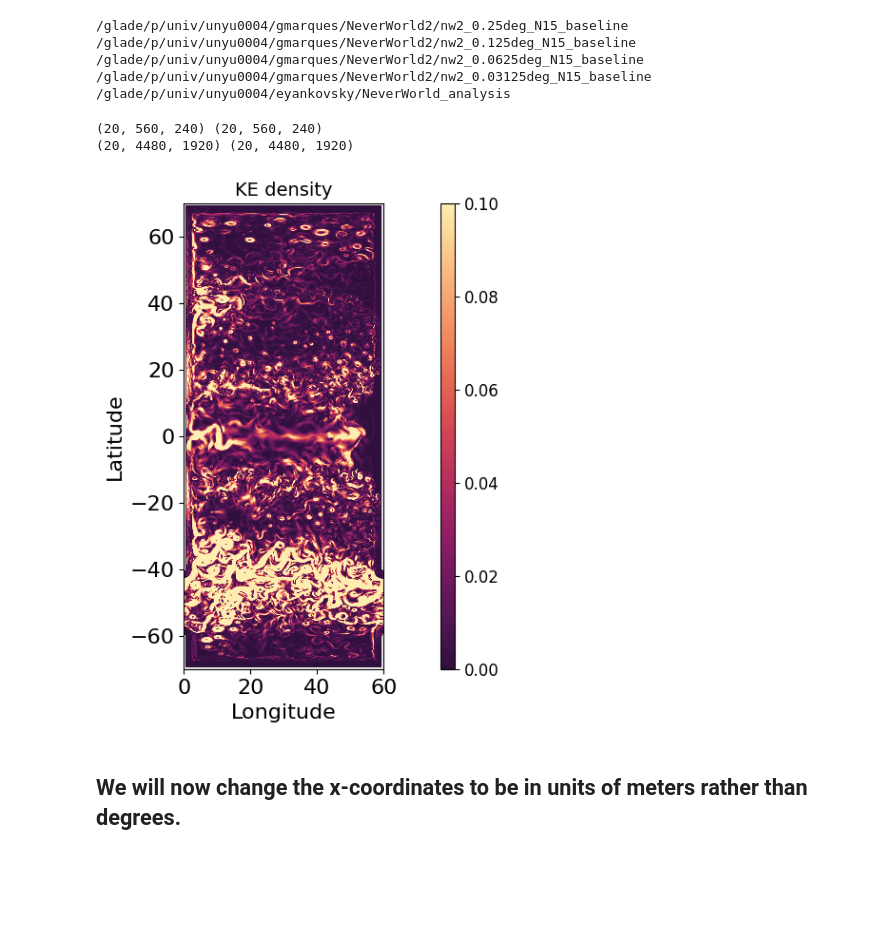
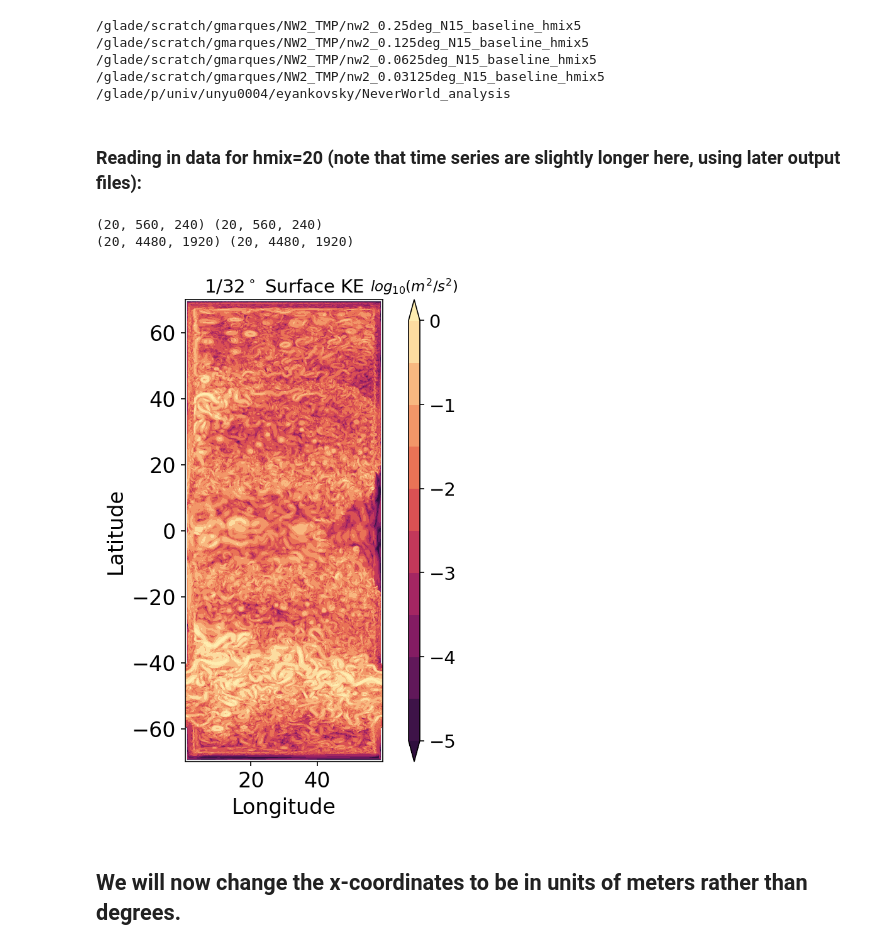
Before and after one commit to ElizabethYankovsky/Neverworld2-Analysis, a Jupyter notebook: NW2Paper_Elizabeth_spectra.ipynb, the cells around one changed output. Cells and saved outputs as stored; diff of their text form; code cells hidden in the pictures; blank space fills up the shorter version.

```diff
--- a/NW2Paper_Elizabeth_spectra.ipynb
+++ b/NW2Paper_Elizabeth_spectra.ipynb
@@ -15,25 +15,26 @@ Once deleted, variables cannot be recovered. Proceed (y/[n])?  y
 # %%
-%cd /glade/p/univ/unyu0004/gmarques/NeverWorld2/nw2_0.25deg_N15_baseline/
+%cd /glade/p/univ/unyu0004/gmarques/NeverWorld2/baselines/nw2_0.25deg_N15_baseline_hmix5/
 fs_025 = xr.open_dataset('static.nc', decode_times=False)
 av_025 = xr.open_dataset('averages_00031502.nc', decode_times=False)
 
-%cd /glade/p/univ/unyu0004/gmarques/NeverWorld2/nw2_0.125deg_N15_baseline/
+%cd /glade/p/univ/unyu0004/gmarques/NeverWorld2/baselines/nw2_0.125deg_N15_baseline_hmix5/
 fs_0125 = xr.open_dataset('static.nc', decode_times=False)
 av_0125 = xr.open_dataset('averages_00004502.nc', decode_times=False)
 
-%cd /glade/p/univ/unyu0004/gmarques/NeverWorld2/nw2_0.0625deg_N15_baseline/
+%cd /glade/p/univ/unyu0004/gmarques/NeverWorld2/baselines/nw2_0.0625deg_N15_baseline_hmix5/
 fs_00625 = xr.open_dataset('static.nc', decode_times=False)
-av_00625 = xr.open_dataset('averages_00006002.nc', decode_times=False)
+av_00625 = xr.open_dataset('averages_00004502.nc', decode_times=False)
 
-%cd /glade/p/univ/unyu0004/gmarques/NeverWorld2/nw2_0.03125deg_N15_baseline/
+%cd /glade/p/univ/unyu0004/gmarques/NeverWorld2/baselines/nw2_0.03125deg_N15_baseline_hmix5/
 fs_003125 = xr.open_dataset('static.nc', decode_times=False)
-av_003125 = xr.open_dataset('averages_00001402.nc', decode_times=False)
-
+av_003125 = xr.open_dataset('averages_00002702.nc', decode_times=False)
 
 %cd /glade/p/univ/unyu0004/eyankovsky/NeverWorld_analysis/
 # %% [output]
-/glade/p/univ/unyu0004/gmarques/NeverWorld2/nw2_0.25deg_N15_baseline
-/glade/p/univ/unyu0004/gmarques/NeverWorld2/nw2_0.125deg_N15_baseline
-/glade/p/univ/unyu0004/gmarques/NeverWorld2/nw2_0.0625deg_N15_baseline
-/glade/p/univ/unyu0004/gmarques/NeverWorld2/nw2_0.03125deg_N15_baseline
+/glade/scratch/gmarques/NW2_TMP/nw2_0.25deg_N15_baseline_hmix5
+/glade/scratch/gmarques/NW2_TMP/nw2_0.125deg_N15_baseline_hmix5
+/glade/scratch/gmarques/NW2_TMP/nw2_0.0625deg_N15_baseline_hmix5
+/glade/scratch/gmarques/NW2_TMP/nw2_0.03125deg_N15_baseline_hmix5
 /glade/p/univ/unyu0004/eyankovsky/NeverWorld_analysis
+# %% [markdown]
+### Reading in data for hmix=20 (note that time series are slightly longer here, using later output files):
@@ -50,19 +69,20 @@ grid_003125= Grid(av_003125, coords={'X': {'center': 'xh', 'outer': 'xq'}, #This
 
 #Interpolating surface u,v to be on the same grid points. Using only 100 days, or 20 time steps:
 dx_025= grid_025.interp(fs_025.dxCu,axis='X'); dy_025= grid_025.interp(fs_025.dyCv,axis='Y')
-u_025 = grid_025.interp(av_025.u[0:20,0,:,:],axis='X'); v_025 = grid_025.interp(av_025.v[0:20,0,:,:],axis='Y')
+u_025 = grid_025.interp(av_025.SSU[0:20,:,:],axis='X');
+v_025 = grid_025.interp(av_025.SSV[0:20,:,:],axis='Y')
 
 dx_0125= grid_0125.interp(fs_0125.dxCu,axis='X'); dy_0125= grid_0125.interp(fs_0125.dyCv,axis='Y')
-u_0125 = grid_0125.interp(av_0125.u[0:20,0,:,:],axis='X'); v_0125 = grid_0125.interp(av_0125.v[0:20,0,:,:],axis='Y')
+u_0125 = grid_0125.interp(av_0125.SSU[0:20,:,:],axis='X');
+v_0125 = grid_0125.interp(av_0125.SSV[0:20,:,:],axis='Y')
 
 dx_00625= grid_00625.interp(fs_00625.dxCu,axis='X'); dy_00625= grid_00625.interp(fs_00625.dyCv,axis='Y')
-u_00625 = grid_00625.interp(av_00625.u[0:20,0,:,:],axis='X'); v_00625 = grid_00625.interp(av_00625.v[0:20,0,:,:],axis='Y')
+u_00625 = grid_00625.interp(av_00625.SSU[0:20,:,:],axis='X');
+v_00625 = grid_00625.interp(av_00625.SSV[0:20,:,:],axis='Y')
 
 dx_003125= grid_003125.interp(fs_003125.dxCu,axis='X'); dy_003125= grid_003125.interp(fs_003125.dyCv,axis='Y')
-u_003125 = grid_003125.interp(av_003125.u[0:20,0,:,:],axis='X'); v_003125 = grid_003125.interp(av_003125.v[0:20,0,:,:],axis='Y')
-
-
-#Ld = av_003125.Rd1[:].mean('time')
+u_003125 = grid_003125.interp(av_003125.SSU[0:20,:,:],axis='X');
+v_003125 = grid_003125.interp(av_003125.SSV[0:20,:,:],axis='Y')
 # %%
 print(u_025.shape,v_025.shape)
 print(u_003125.shape,v_003125.shape)
@@ -70,29 +90,30 @@ print(u_003125.shape,v_003125.shape)
 (20, 560, 240) (20, 560, 240)
 (20, 4480, 1920) (20, 4480, 1920)
 # %%
-#Plotting surface KE for whole domain @1/32 degree.
-fig = plt.figure(figsize=(5, 7), dpi=100, facecolor='w', edgecolor='k')
+#Plotting Surface KE
+fig = plt.figure(figsize=(4, 7), dpi=150, facecolor='w', edgecolor='k')
 ax1 = fig.add_axes([0.15,0.2,0.6,0.7])
 ax2 = fig.add_axes([.78, 0.2, 0.03, 0.7])
 ax1.set_facecolor((0.92, 0.92, 0.92))
+ax1.set_title('1/32$^\circ$ Surface KE',fontsize=14)
+
 ax1.set_xlabel('Longitude',fontsize=16)
 ax1.set_ylabel('Latitude',fontsize=16)
 ax1.tick_params(labelsize=16);
 ax2.tick_params(labelsize=14)
+ax2.set_title('$log_{10}(m^2/s^2)$',fontsize=11)
 
 
-ax1.set_title('KE density',fontsize=14)
+levels=np.linspace(-5,0,11)
+plotted =ax1.contourf(u_003125.xh,u_003125.yh,np.log10(0.5*(u_003125[-1]**2+v_003125[-1]**2)),levels=levels,cmap=cmocean.cm.matter_r,extend='both')
 
-KE=(u_003125**2+v_003125**2)*0.5
-plotted =ax1.pcolor(fs_003125.geolon,fs_003125.geolat,KE[-1,:],cmap=cmocean.cm.matter_r,vmin=0,vmax=1e-1,shading='auto')
 ax1.set_aspect('equal', 'box')
 cbar = plt.colorbar(mappable=plotted, cax=ax2, orientation = 'vertical');
-cbar.ax.tick_params(labelsize=12);
-#ax2.set_title('$log_{10}(KE)$')
+cbar.ax.tick_params(labelsize=14);
 #
 plt.show()
 # %% [output]
-[figure, old version]
+[figure, new version]
 # %% [markdown]
 ## We will now change the x-coordinates to be in units of meters rather than degrees.
 # %%
```
Also changed, not shown: parts of 18 cells of this notebook, 27 other files.
